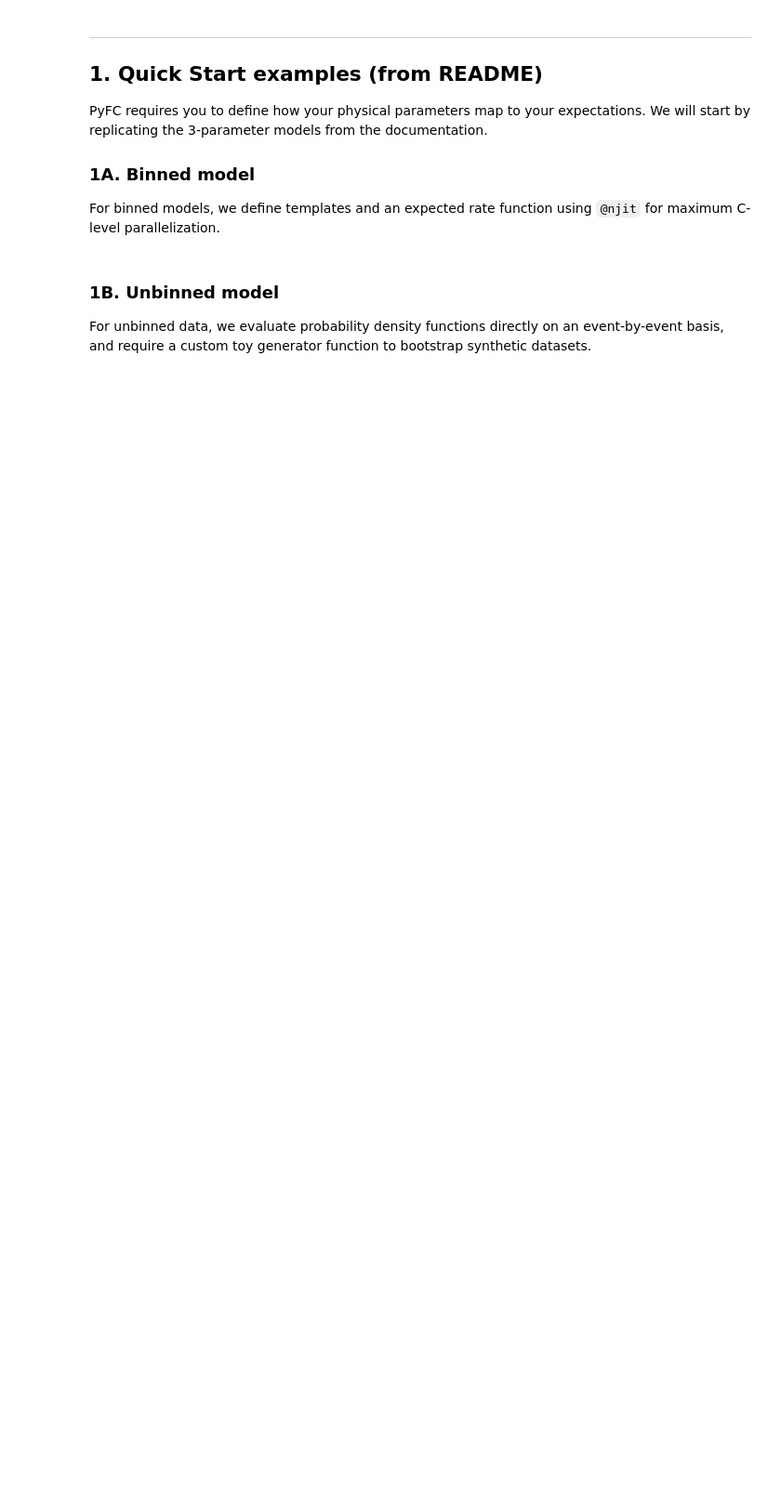
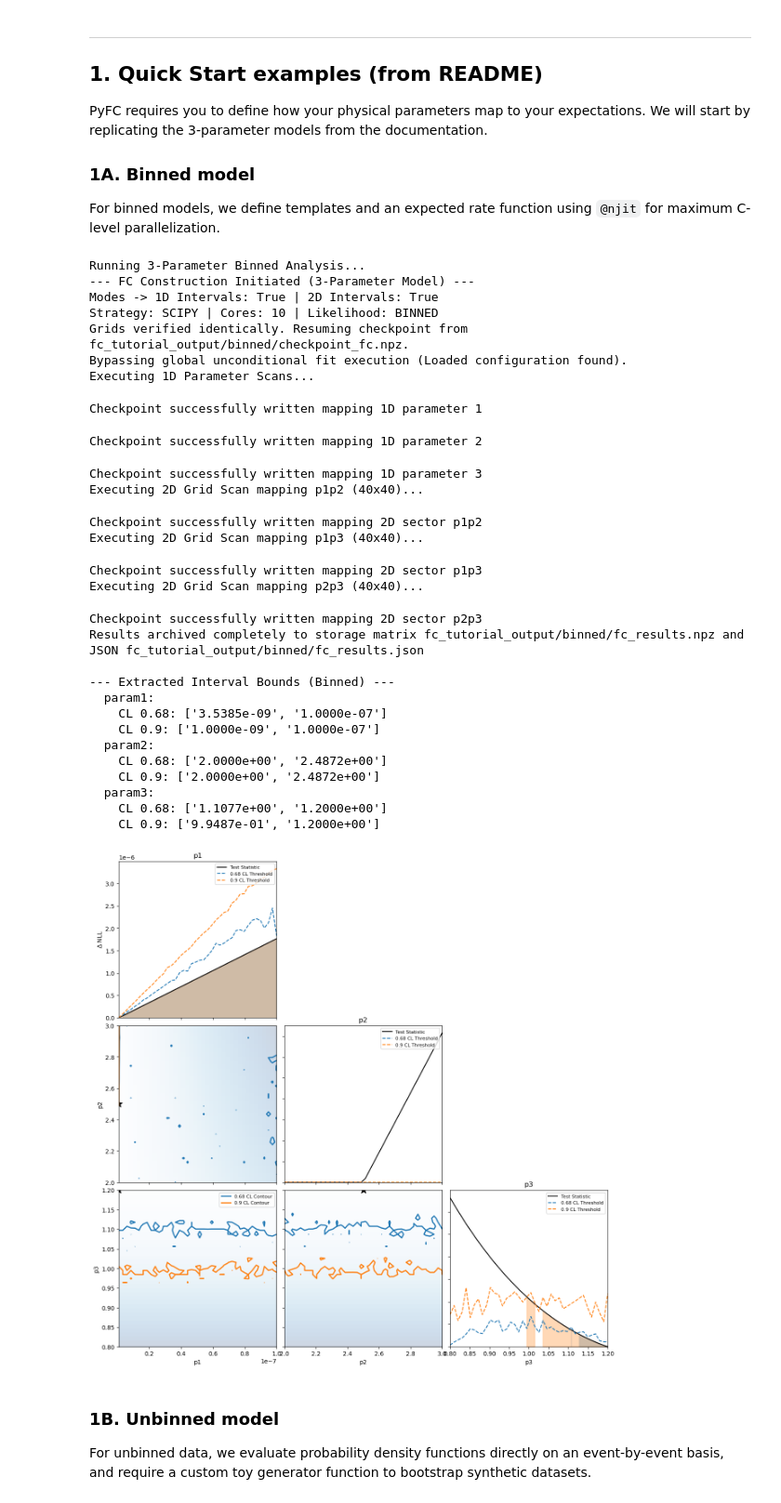
Before and after one commit to mbustama/FeldmanCousins, a Jupyter notebook: examples/pyfc_tutorial.ipynb, the cells around one changed output. Shown at 93% size. Saved outputs shown, nothing was run; the diff lists cells and outputs as text; code cells hidden in the pictures; blank space fills up the shorter version.

Commit message:
Updated tutorial notebook to contain all output

```diff
--- a/examples/pyfc_tutorial.ipynb
+++ b/examples/pyfc_tutorial.ipynb
@@ -15,22 +15,22 @@ We will cover:
 # Enable inline plotting for Jupyter
 %matplotlib inline
 
+import json
+import os
+import time
+
+import matplotlib.pyplot as plt
 import numpy as np
-import time
-import os
-import json
-import matplotlib.pyplot as plt
-from pprint import pprint
+from IPython.display import display
 from numba import njit
-from scipy.stats import norm, expon
-from IPython.display import display
+from scipy.stats import expon, norm
 
 # PyFC Imports
 from pyfc.orchestrator import compute_fc_intervals
 from pyfc.plotting import generate_corner_plot
 
 # Global notebook configuration for speed
-N_TOYS = 200
+N_TOYS = 100
 CORES = 10  # None = use all available hardware threads
 
 def print_bounds_from_disk(run_name):
@@ -73,34 +75,64 @@ def my_compute_rates_binned(params, S_template, B_template, S_sigma2, B_sigma2):
     # params[0] = flux_norm, params[1] = spectral_index, params[2] = bg_norm
     mu = (params[0] * params[1]) * S_template + params[2] * B_template
     sigma2 = ((params[0] * params[1])**2) * S_sigma2 + (params[2]**2) * B_sigma2
     return mu, sigma2
 
 # Setup Grids & Templates
-grids_3p = [np.linspace(1e-9, 1e-7, 20), np.linspace(2.0, 3.0, 15), np.linspace(0.8, 1.2, 10)]
+grids_3p = [np.linspace(1e-9, 1e-7, 40), np.linspace(2.0, 3.0, 40), np.linspace(0.8, 1.2, 40)]
 S_template = np.array([0.1, 0.5, 2.0, 5.0])
 B_template = np.array([15.0, 5.0, 1.0, 0.1])
 observed_counts = np.array([20, 7, 2, 0])
 
 # Execute Binned Analysis
 print("Running 3-Parameter Binned Analysis...")
 results_binned, fig_binned = compute_fc_intervals( # <-- Unpacking updated tuple
     data=observed_counts,
     S_model=S_template,
     B_model=B_template,
     grids=grids_3p,
     compute_rates_func=my_compute_rates_binned,
     likelihood_type="binned",
     cl=[0.68, 0.90],
     n_toys=N_TOYS,
     num_cores=CORES,
     sparsify_grid=False,
     output_file="fc_results",
     param_names=["p1", "p2", "p3"],
     save_directory="fc_tutorial_output/binned"
 )
 
 print("\n--- Extracted Interval Bounds (Binned) ---")
 print_bounds_from_disk("binned")
+# %% [output]
+Running 3-Parameter Binned Analysis...
+--- FC Construction Initiated (3-Parameter Model) ---
+Modes -> 1D Intervals: True | 2D Intervals: True
+Strategy: SCIPY | Cores: 10 | Likelihood: BINNED
+Grids verified identically. Resuming checkpoint from fc_tutorial_output/binned/checkpoint_fc.npz.
+Bypassing global unconditional fit execution (Loaded configuration found).
+Executing 1D Parameter Scans...
+Checkpoint successfully written mapping 1D parameter 1
+Checkpoint successfully written mapping 1D parameter 2
+Checkpoint successfully written mapping 1D parameter 3
+Executing 2D Grid Scan mapping p1p2 (40x40)...
+Checkpoint successfully written mapping 2D sector p1p2
+Executing 2D Grid Scan mapping p1p3 (40x40)...
+Checkpoint successfully written mapping 2D sector p1p3
+Executing 2D Grid Scan mapping p2p3 (40x40)...
+Checkpoint successfully written mapping 2D sector p2p3
+Results archived completely to storage matrix fc_tutorial_output/binned/fc_results.npz and JSON fc_tutorial_output/binned/fc_results.json
+
+--- Extracted Interval Bounds (Binned) ---
+  param1:
+    CL 0.68: ['3.5385e-09', '1.0000e-07']
+    CL 0.9: ['1.0000e-09', '1.0000e-07']
+  param2:
+    CL 0.68: ['2.0000e+00', '2.4872e+00']
+    CL 0.9: ['2.0000e+00', '2.4872e+00']
+  param3:
+    CL 0.68: ['1.1077e+00', '1.2000e+00']
+    CL 0.9: ['9.9487e-01', '1.2000e+00']
+[figure, added]
 # %% [markdown]
 ### 1B. Unbinned model
 For unbinned data, we evaluate probability density functions directly on an event-by-event basis, and require a custom toy generator function to bootstrap synthetic datasets.
```
Also changed, not shown: parts of 9 cells of this notebook.
